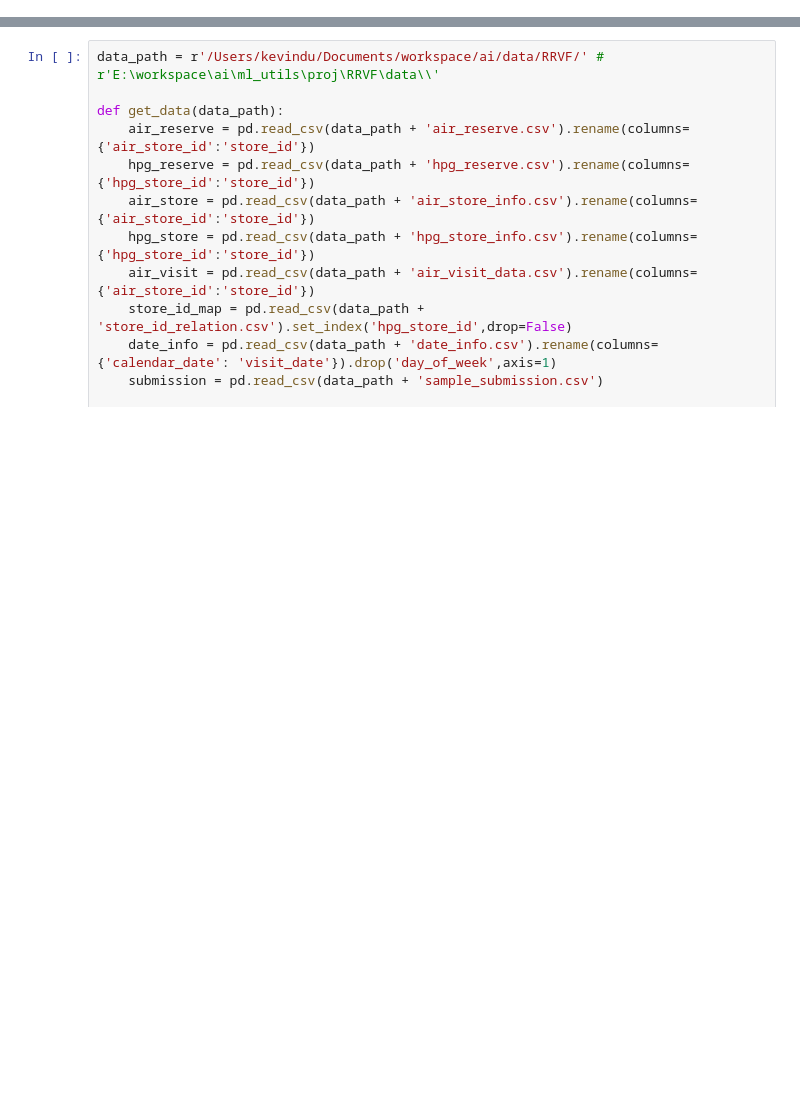
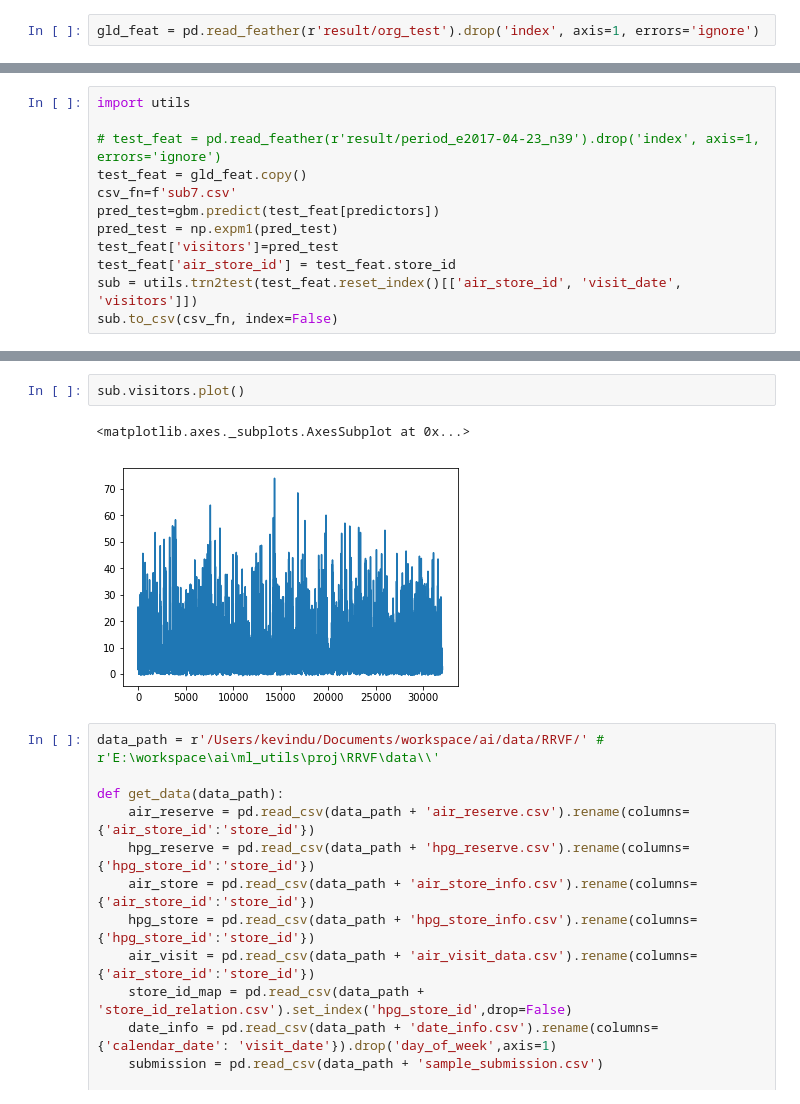
Before and after one commit to xiaochuan-du/ml_utils, a Jupyter notebook: proj/RRVF/feat_lab.ipynb, the cells around one changed output, grey strips where cells are left out. Saved outputs shown, nothing was run; the diff lists cells and outputs as text; blank space fills up the shorter version.

```diff
--- a/proj/RRVF/feat_lab.ipynb
+++ b/proj/RRVF/feat_lab.ipynb
@@ -45,0 +120,2 @@ lgb_train = lgb.Dataset(train_feat[predictors], train_feat['visitors'])
+# %%
+gld_feat = pd.read_feather(r'result/org_test').drop('index', axis=1, errors='ignore')
@@ -45,0 +161,12 @@ lgb_train = lgb.Dataset(train_feat[predictors], train_feat['visitors'])
+# %%
+import utils
+
+# test_feat = pd.read_feather(r'result/period_e2017-04-23_n39').drop('index', axis=1, errors='ignore')
+test_feat = gld_feat.copy()
+csv_fn=f'sub7.csv'
+pred_test=gbm.predict(test_feat[predictors])
+pred_test = np.expm1(pred_test)
+test_feat['visitors']=pred_test
+test_feat['air_store_id'] = test_feat.store_id
+sub = utils.trn2test(test_feat.reset_index()[['air_store_id', 'visit_date', 'visitors']])
+sub.to_csv(csv_fn, index=False)
@@ -46,3 +200,8 @@ lgb_train = lgb.Dataset(train_feat[predictors], train_feat['visitors'])
+# %%
+sub.visitors.plot()
+# %% [output]
+<matplotlib.axes._subplots.AxesSubplot at 0x...>
+[figure, added]
 # %%
 data_path = r'/Users/kevindu/Documents/workspace/ai/data/RRVF/' # r'E:\workspace\ai\ml_utils\proj\RRVF\data\\'
 
```
Also changed, not shown: parts of 33 cells of this notebook, 5 other files.
